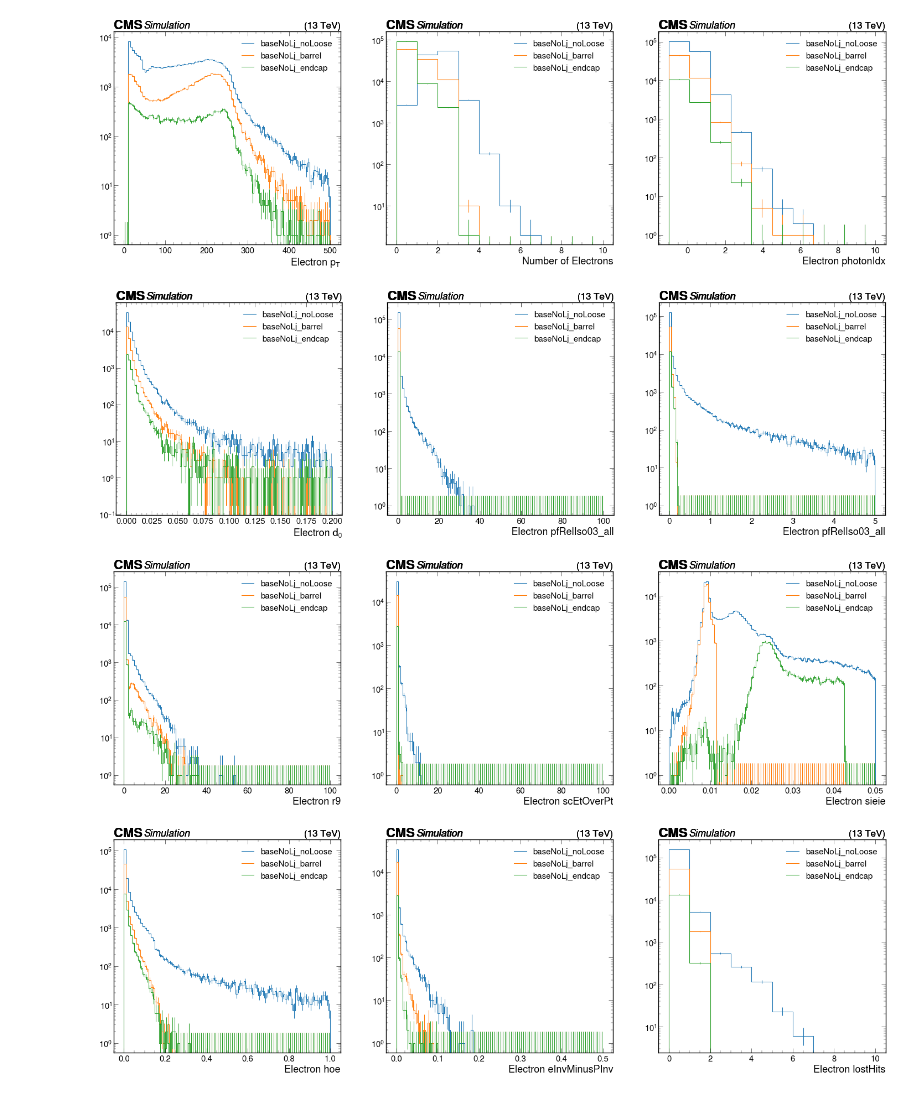
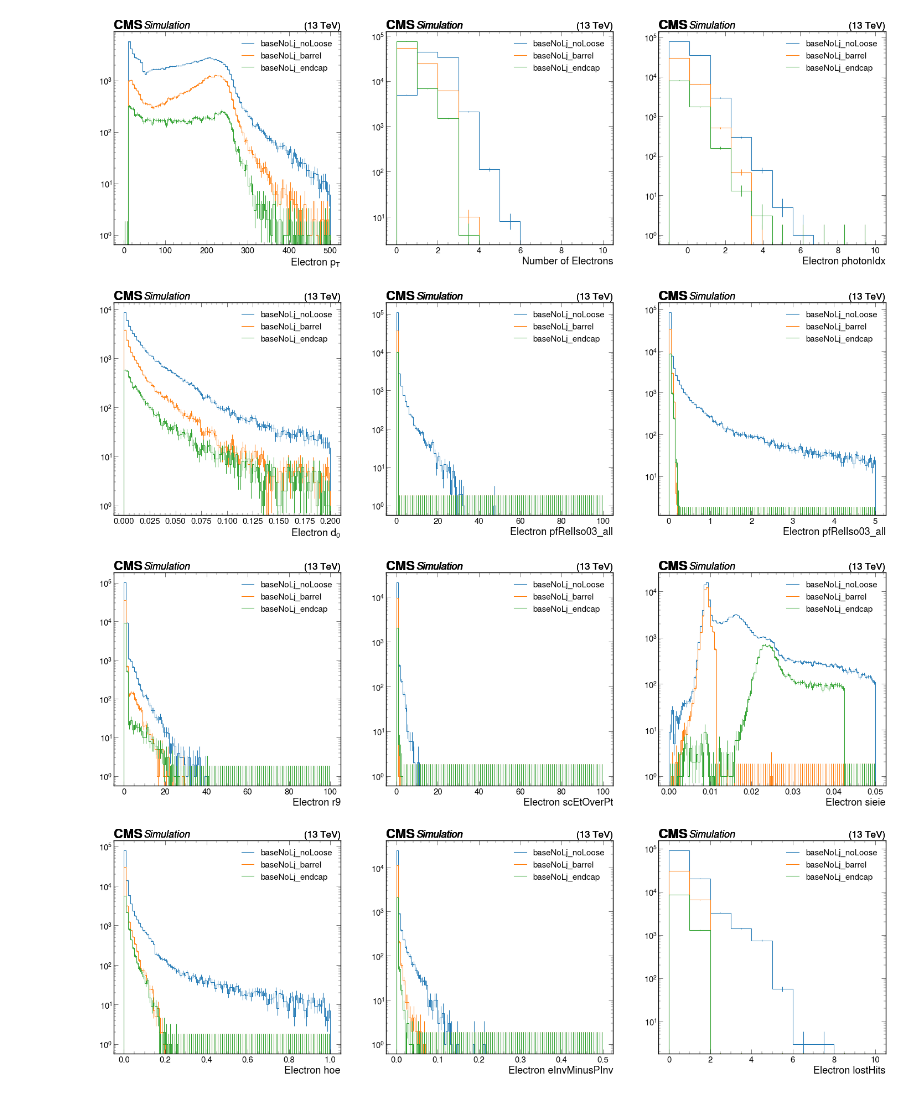
Before and after one commit to mariajose2398/SIDM, a Jupyter notebook: sidm/studies/signal_kinematics/electrons.ipynb, the cells around one changed output. Drawn from its saved outputs; the diff is of its cells as text; code cells hidden in the pictures.

```diff
--- a/sidm/studies/signal_kinematics/electrons.ipynb
+++ b/sidm/studies/signal_kinematics/electrons.ipynb
@@ -19,10 +19,10 @@ utilities.set_plot_style()
 %matplotlib inline
 # %%
 samples = [
-    '2Mu2E_500GeV_5p0GeV_0p08mm',
+    '2Mu2E_500GeV_5p0GeV_0p8mm',
 ]
 fileset = utilities.make_fileset(samples,
-                                 "llpNanoAOD_v2_merged",
+                                 "llpNanoAOD_v2",
                                  location_cfg="signal_v6.yaml"
                                 )
 runner = processor.Runner(
@@ -93,7 +93,7 @@ divide
 [interactive output not drawn]
 [interactive output not drawn]
 # %%
-hists = output["out"]["2Mu2E_500GeV_5p0GeV_0p08mm"]["hists"]
+hists = output["out"]["2Mu2E_500GeV_5p0GeV_0p8mm"]["hists"]
 channels_list =  ["baseNoLj_noLoose",
                   "baseNoLj",
                   #"baseNoLj_barrel",
@@ -146,5 +146,5 @@ plt.yscale("log")
 # %%
-hists = output["out"]["2Mu2E_500GeV_5p0GeV_0p08mm"]["hists"]
+
 channels_list =  ["baseNoLj_noLoose",
                   #"baseNoLj",
                   "baseNoLj_barrel",
@@ -161,34 +161,34 @@ histograms_list = [
                    #"electron_photon_dR", "electron_nearGenE_n","electron_nearGenA_n",
                  ]
 for h in range(len(histograms_list)):
     if h%3 == 0:
         fig, ax = plt.subplots(1, 3, figsize = (3*12, 10))
         plt.subplot(1, 3, 1)
         for c in channels_list:
             utilities.plot(hists[histograms_list[h]][c,:], flow = 'none')
             plt.yscale("log")
             plt.legend(channels_list)
     else:
         plt.subplot(1, 3, (h%3 + 1))
         for c in channels_list:
             utilities.plot(hists[histograms_list[h]][c,:], flow = 'none')
             plt.yscale("log")
             plt.legend(channels_list)
 
 fig, ax = plt.subplots(1, 2, figsize = (2*12, 10))
 
 plt.subplot(1, 2, 1)
 for c in channels_list:
     utilities.plot(hists["electron_eta_phi"][c, :, :].project("electrons_eta"), flow="none" )
 plt.yscale("log")
 plt.legend(channels_list)
 plt.subplot(1, 2, 2)
 for c in channels_list:
     utilities.plot(hists["electron_eta_phi"][c, :, :].project("electrons_phi"), flow= "none")
 plt.legend(channels_list)
 plt.yscale("log")
 # %% [output]
-[figure, old version]
+[figure, new version]
-[figure, old version]
+[figure, new version]
-[figure, old version]
+[figure, new version]
-[figure, old version]
+[figure, new version]
```
Also changed, not shown: parts of 5 cells of this notebook.
